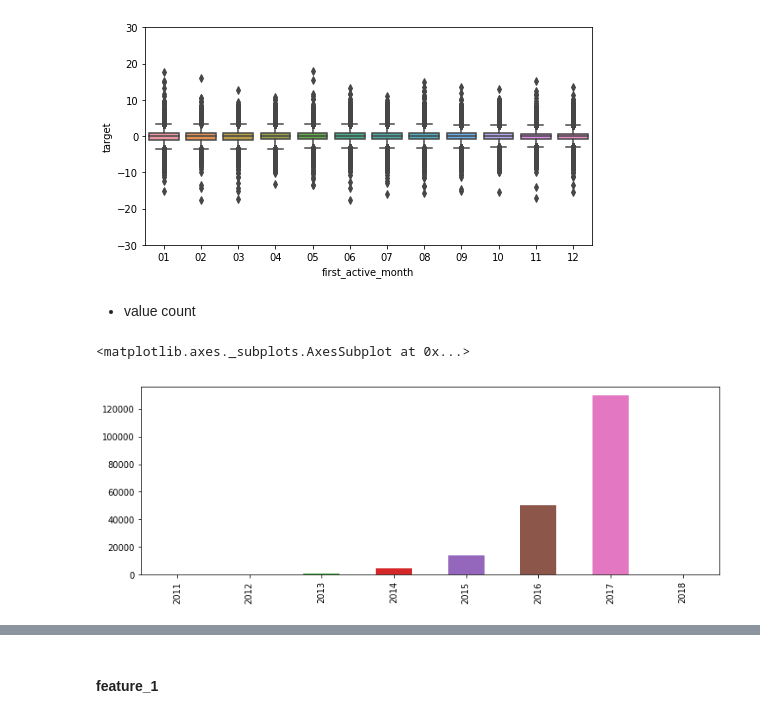
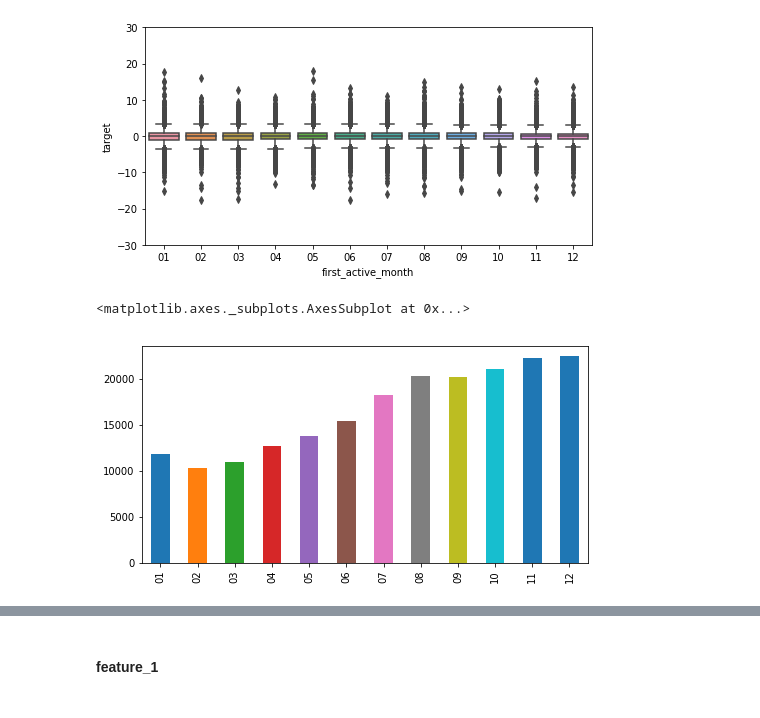
Before and after one commit to SONG-WONHO/Kaggle-Elo, a Jupyter notebook: 1-4 EDA.ipynb, the cells around one changed output, grey strips where cells are left out. Cells and saved outputs as stored; diff of their text form; code cells hidden in the pictures.

```diff
--- a/1-4 EDA.ipynb
+++ b/1-4 EDA.ipynb
@@ -116,10 +125,8 @@ fig = sns.boxplot(x=var, y="target", data=data)
 fig.axis(ymin=-30, ymax=30);
 # %% [output]
 [figure]
-# %% [markdown]
-* value count
 # %%
-train_new.first_active_year.value_counts().sort_index().plot('bar', figsize=(12,4))
+train_new.first_active_month.value_counts().sort_index().plot('bar', figsize=(8,4))
 # %% [output]
 <matplotlib.axes._subplots.AxesSubplot at 0x...>
-[figure, old version]
+[figure, new version]
```
Also changed, not shown: parts of 29 cells of this notebook.
